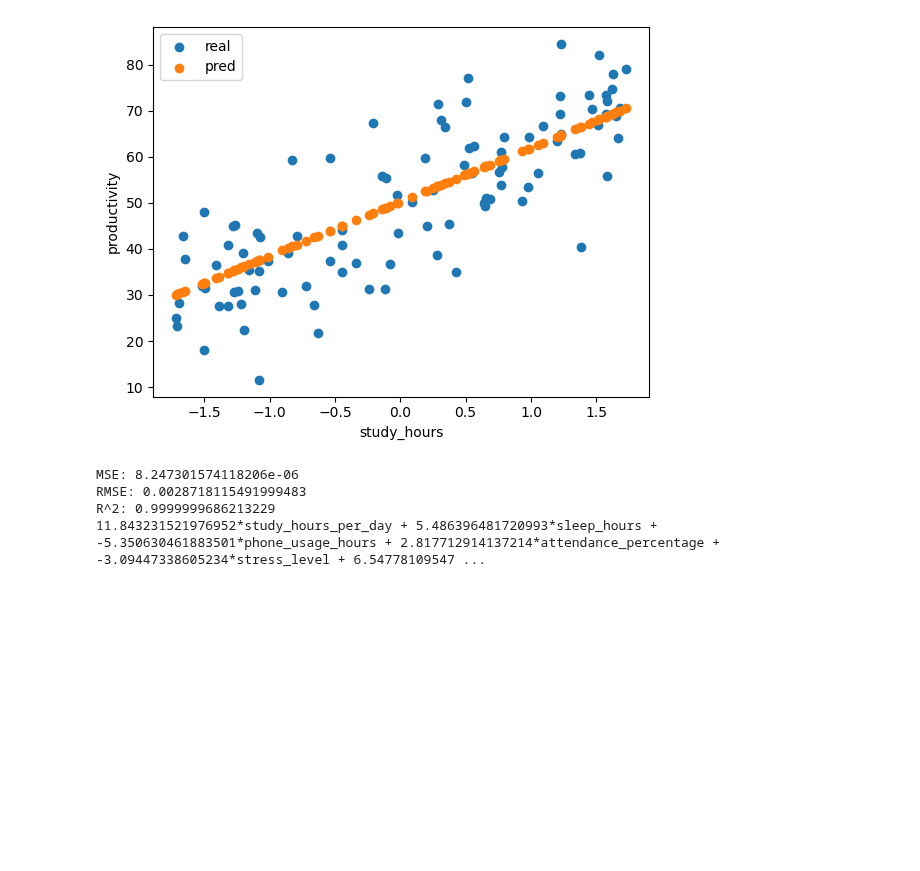
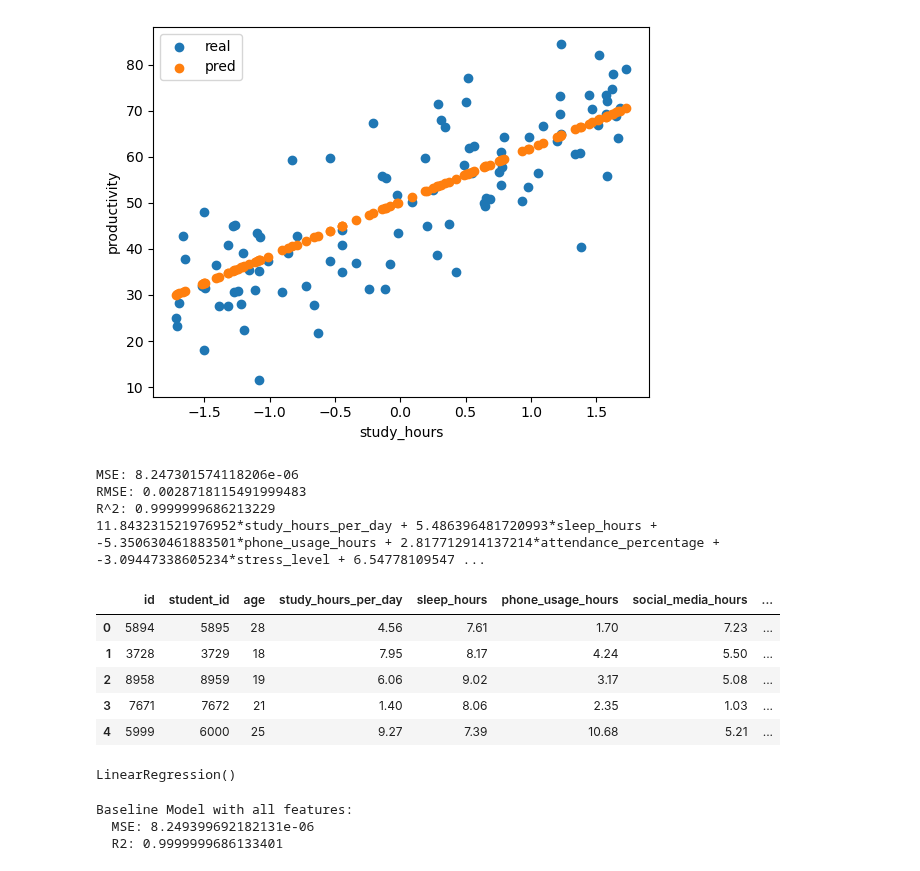
Before and after one commit to ingrid917/Student-Productivity-Prediction, a Jupyter notebook: main.ipynb, the cells around one changed output. Drawn from its saved outputs; the diff is of its cells as text; code cells hidden in the pictures; blank space fills up the shorter version.

```diff
--- a/main.ipynb
+++ b/main.ipynb
@@ -531,3 +502,48 @@ MSE: 8.247301574118206e-06
 RMSE: 0.0028718115491999483
 R^2: 0.9999999686213229
 11.843231521976952*study_hours_per_day + 5.486396481720993*sleep_hours + -5.350630461883501*phone_usage_hours + 2.817712914137214*attendance_percentage + -3.09447338605234*stress_level + 6.54778109547 ...
+# %%
+from sklearn.linear_model import LinearRegression
+from sklearn.model_selection import train_test_split
+# Using  data to train a linear regression model
+# splitting the dataset for validation
+X_train = train.copy()
+X_train = pd.get_dummies(X_train, columns=['gender'], drop_first=True)
+X_train = X_train.reindex(columns=X_train.columns, fill_value=0)
+Y_train = train['productivity_score']
+X_train = X_train.drop(columns=['productivity_score'])
+
+features_train, features_test, target_train, target_test = train_test_split(
+    X_train, Y_train, test_size=0.2, random_state=42
+)
+
+X_train.head()
+# %% [output]
+|  | id | student_id | age | study_hours_per_day | sleep_hours | phone_usage_hours | social_media_hours | ... |
+| 0 | 5894 | 5895 | 28 | 4.56 | 7.61 | 1.70 | 7.23 | ... |
+| 1 | 3728 | 3729 | 18 | 7.95 | 8.17 | 4.24 | 5.50 | ... |
+| 2 | 8958 | 8959 | 19 | 6.06 | 9.02 | 3.17 | 5.08 | ... |
+| 3 | 7671 | 7672 | 21 | 1.40 | 8.06 | 2.35 | 1.03 | ... |
+| 4 | 5999 | 6000 | 25 | 9.27 | 7.39 | 10.68 | 5.21 | ... |
+# %%
+# Train the linear regression model
+
+#Baseline Model
+productivity_estimator = LinearRegression()
+productivity_estimator.fit(features_train, target_train)
+# %% [output]
+LinearRegression()
+# %%
+from xml.parsers.expat import model
+
+from distro import name
+from sklearn.metrics import mean_squared_error, r2_score
+
+pred_baseline = productivity_estimator.predict(features_test)
+print(f"Baseline Model with all features:")
+print("  MSE:", mean_squared_error(target_test, pred_baseline))
+print("  R2:", r2_score(target_test, pred_baseline))
+# %% [output]
+Baseline Model with all features:
+  MSE: 8.249399692182131e-06
+  R2: 0.9999999686133401
```
Also changed, not shown: parts of 5 cells of this notebook.
